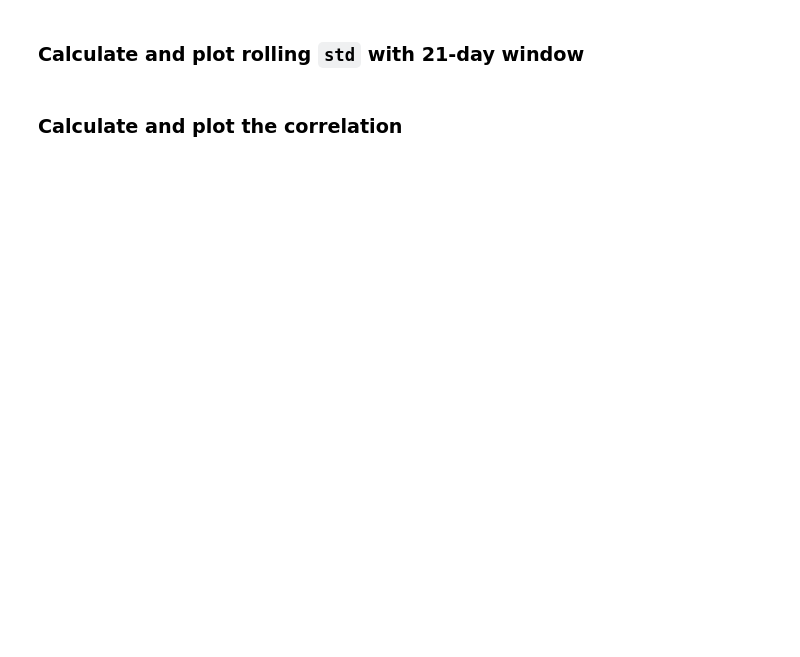
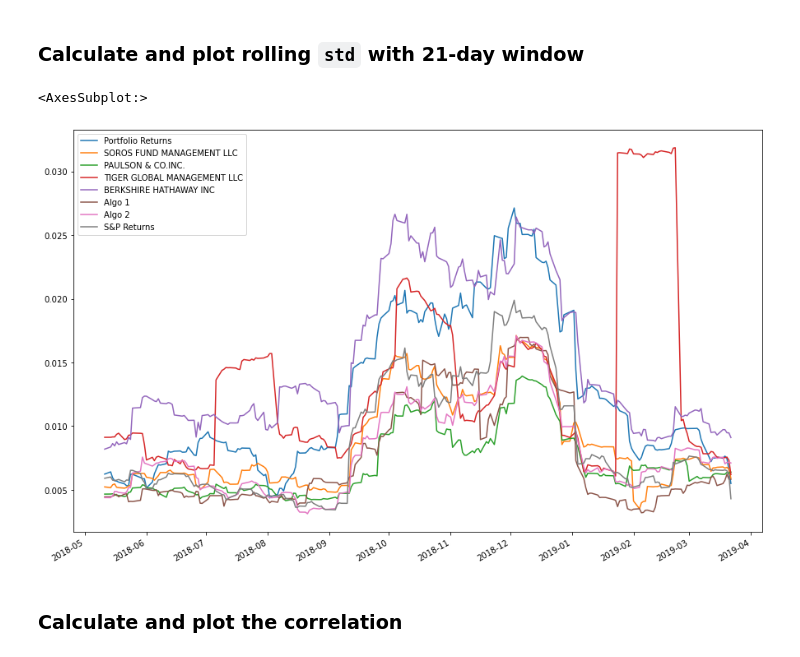
Before and after one commit to whitneydt/Pandas-Homework, a Jupyter notebook: Resources/whale_analysis.ipynb, the cells around one changed output. Drawn from its saved outputs; the diff is of its cells as text; code cells hidden in the pictures; blank space fills up the shorter version.

```diff
--- a/Resources/whale_analysis.ipynb
+++ b/Resources/whale_analysis.ipynb
@@ -519,2 +541,4 @@ all_returns
 # %%
 # Only compare dates where return data exists for all the stocks (drop NaNs)
+all_returns1 = all_returns.dropna()
+all_returns1
@@ -528,8 +578,12 @@ all_returns
 ### Calculate and plot rolling `std` with 21-day window
 # %%
 # Calculate rolling standard deviation
-
+all_returns1.rolling(window=21).std()
 # Plot rolling standard deviation
+all_returns1.rolling(window=21).std().plot(figsize=(15, 10))
+# %% [output]
+<AxesSubplot:>
+[figure, added]
 # %% [markdown]
 ### Calculate and plot the correlation
 # %%
```
Also changed, not shown: parts of 18 cells of this notebook, 4 other files.
